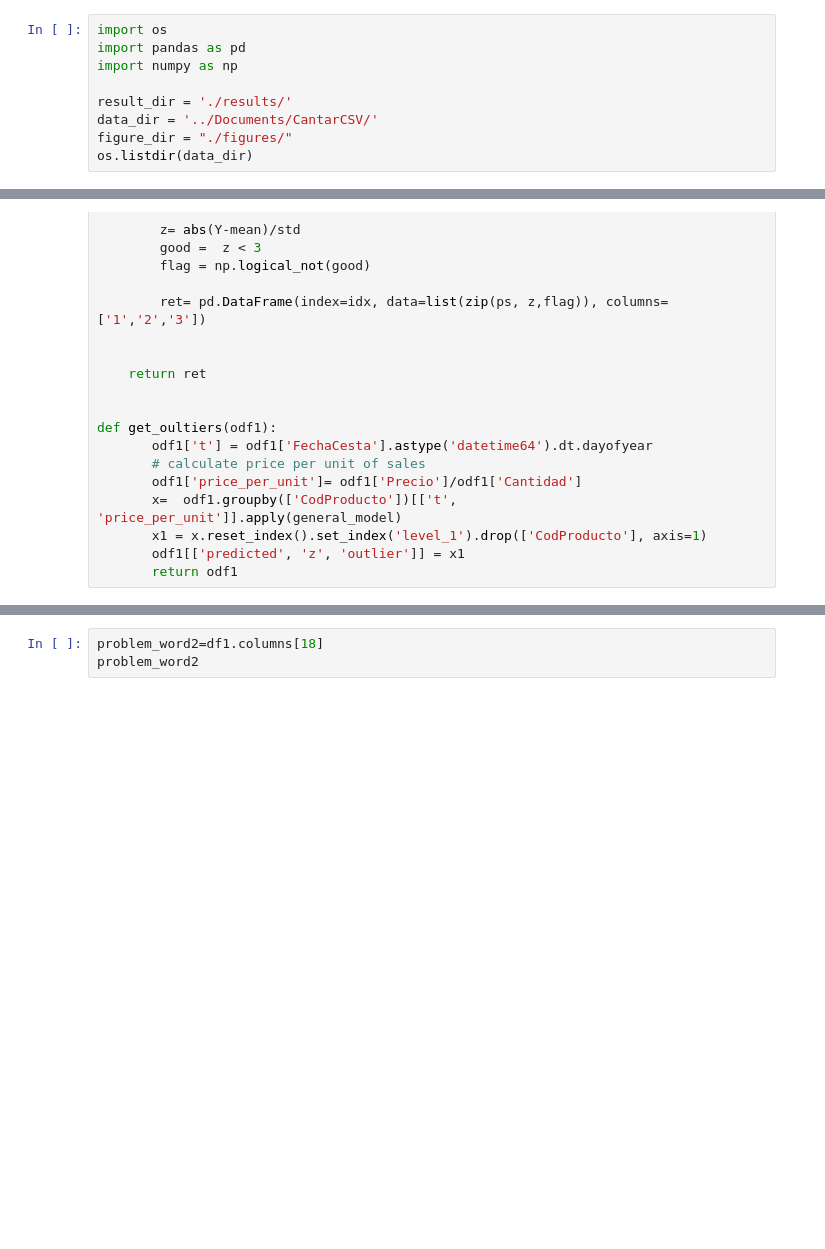
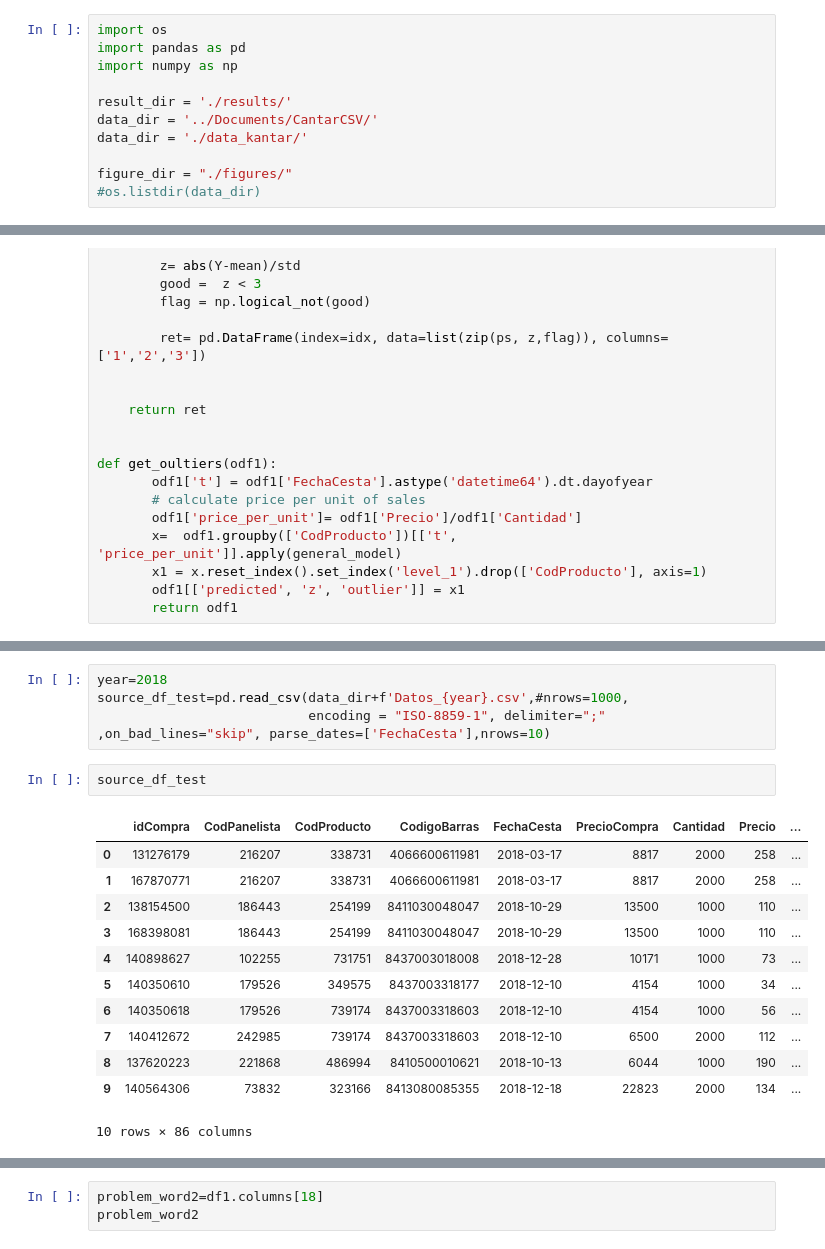
Before and after one commit to kppeterkiss/KantarProject, a Jupyter notebook: data_to_pg.ipynb, the cells around one changed output, grey strips where cells are left out. Saved outputs shown, nothing was run; the diff lists cells and outputs as text; blank space fills up the shorter version.

Commit message:
encodings and type issues seem to be fixed..

```diff
--- a/data_to_pg.ipynb
+++ b/data_to_pg.ipynb
@@ -5,5 +5,7 @@ import numpy as np
 
 result_dir = './results/'
 data_dir = '../Documents/CantarCSV/'
+data_dir = './data_kantar/'
+
 figure_dir = "./figures/"
-os.listdir(data_dir)
+#os.listdir(data_dir)
@@ -338 +411,20 @@ UnicodeDecodeError: 'utf-8' codec can't decode byte 0xc3 in position 12: invalid
+# %%
+year=2018
+source_df_test=pd.read_csv(data_dir+f'Datos_{year}.csv',#nrows=1000,
+                           encoding = "ISO-8859-1", delimiter=";" ,on_bad_lines="skip", parse_dates=['FechaCesta'],nrows=10)
+# %%
+source_df_test
+# %% [output]
+|  | idCompra | CodPanelista | CodProducto | CodigoBarras | FechaCesta | PrecioCompra | Cantidad | Precio | ... |
+| 0 | 131276179 | 216207 | 338731 | 4066600611981 | 2018-03-17 | 8817 | 2000 | 258 | ... |
+| 1 | 167870771 | 216207 | 338731 | 4066600611981 | 2018-03-17 | 8817 | 2000 | 258 | ... |
+| 2 | 138154500 | 186443 | 254199 | 8411030048047 | 2018-10-29 | 13500 | 1000 | 110 | ... |
+| 3 | 168398081 | 186443 | 254199 | 8411030048047 | 2018-10-29 | 13500 | 1000 | 110 | ... |
+| 4 | 140898627 | 102255 | 731751 | 8437003018008 | 2018-12-28 | 10171 | 1000 | 73 | ... |
+| 5 | 140350610 | 179526 | 349575 | 8437003318177 | 2018-12-10 | 4154 | 1000 | 34 | ... |
+| 6 | 140350618 | 179526 | 739174 | 8437003318603 | 2018-12-10 | 4154 | 1000 | 56 | ... |
+| 7 | 140412672 | 242985 | 739174 | 8437003318603 | 2018-12-10 | 6500 | 2000 | 112 | ... |
+| 8 | 137620223 | 221868 | 486994 | 8410500010621 | 2018-10-13 | 6044 | 1000 | 190 | ... |
+| 9 | 140564306 | 73832 | 323166 | 8413080085355 | 2018-12-18 | 22823 | 2000 | 134 | ... |
+10 rows × 86 columns
 # %%
```
Also changed, not shown: parts of 9 cells of this notebook, 2 other files.
